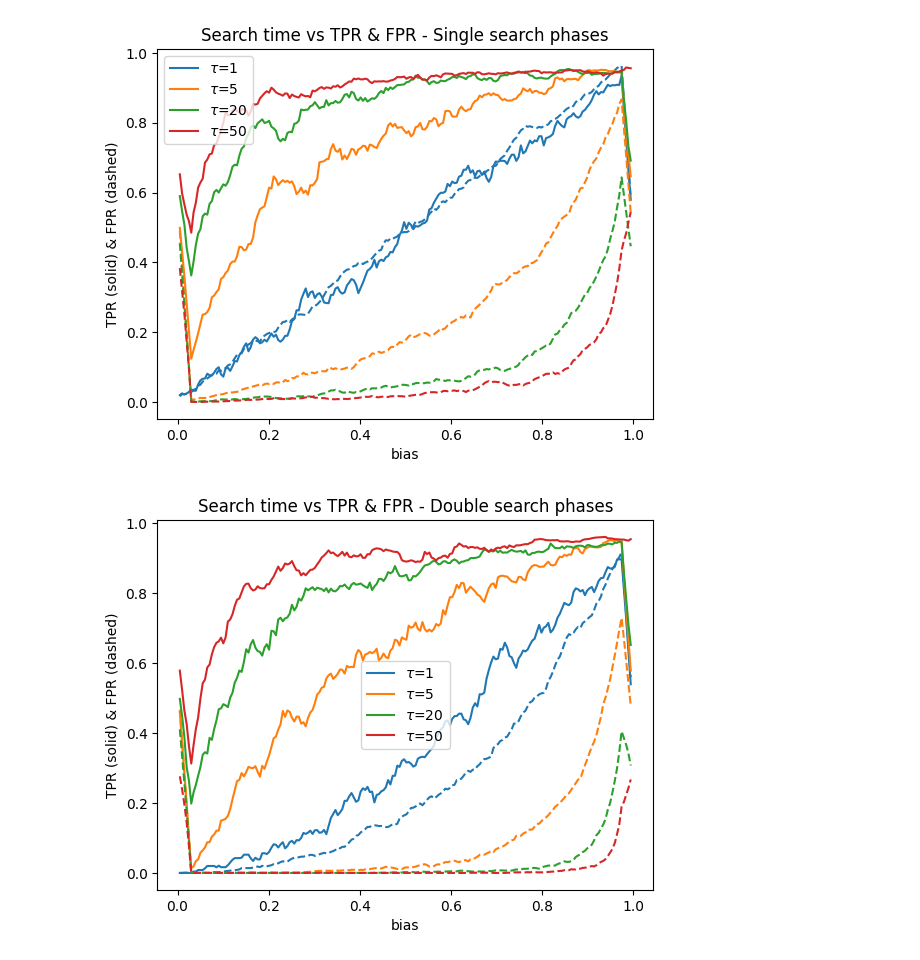
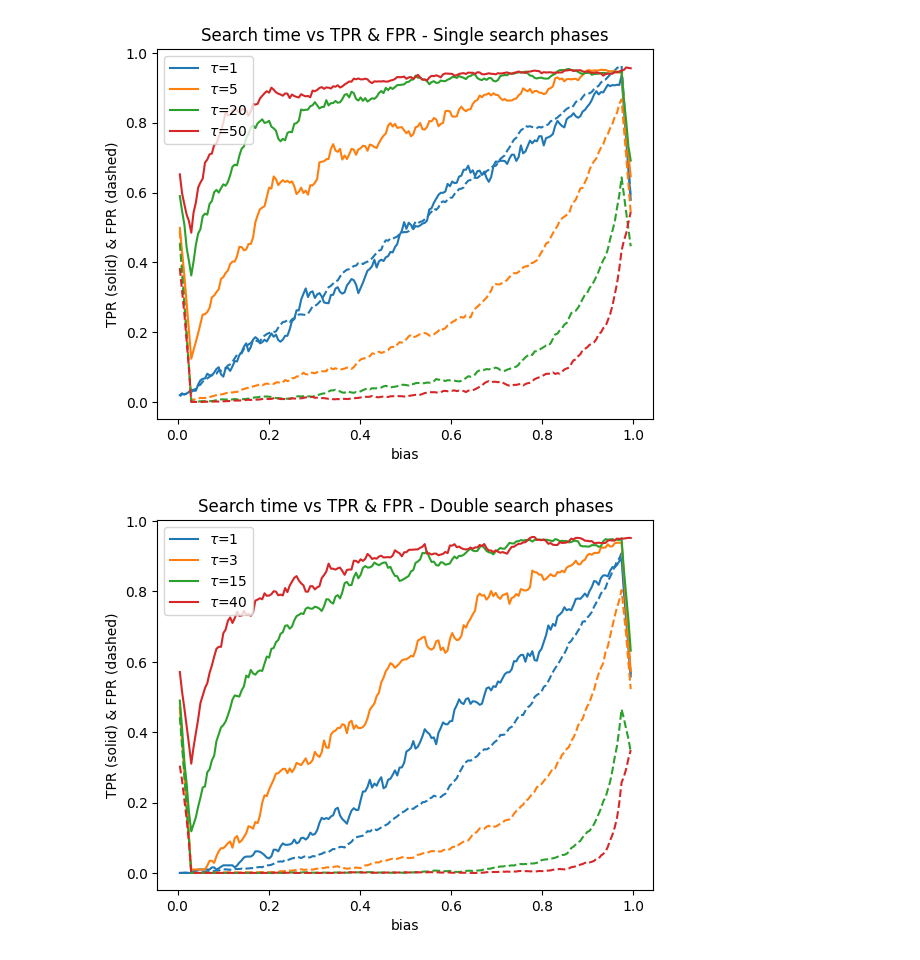
Before and after one commit to nikoczernin/tcells, a Jupyter notebook: baumgart_repro.ipynb, the cells around one changed output. Saved outputs shown, nothing was run; the diff lists cells and outputs as text; code cells hidden in the pictures.

```diff
--- a/baumgart_repro.ipynb
+++ b/baumgart_repro.ipynb
@@ -273,14 +275,14 @@ tau = 50
 for p in ps:
     exp_results = []
     env = StochasticAPC(p=p, learning_rate=2, bias=bias)
-    agent_ = ImmuneSystem_DoublePhase(env, tau_1=50, tau_2=60)
+    agent = ImmuneSystem_DoublePhase(env, tau_1=50, tau_2=60)
     for j in range(m):
         # if i % 10 == 0: print(i)
         for i in range(n):
             # reset the env
-            agent_.env.reset()
+            agent.env.reset()
             # # manually set the environment tendency
-            R, t, transitions = agent_.episode(verbose=False)
+            R, t, transitions = agent.episode(verbose=False)
             final_action = transitions[-1][1]
             final_reward = transitions[-1][2]
             evaluation = transitions[-1][4]
@@ -310,7 +312,7 @@ for p in ps:
 i = 0
 for df in exp_dfs:
     exp_var = "p" # select the variable of the experiment here!
-    exp_val = df["p"].unique()[0]
+    exp_val = df[exp_var].unique()[0]
     plt.plot(df["n"], df["TPR"], color=plt.cm.tab10.colors[i], label=f"{exp_var}={exp_val}")
     # plt.plot(df["t"], df["FPR"], color=plt.cm.tab10.colors[i], linestyle="--")
     i += 1
@@ -401,11 +403,11 @@ for learning_rate in learning_rates:
     for bias in biases:
         if bias == 0 or bias == 1: continue
         env = StochasticAPC(learning_rate=learning_rate, p=0.1, bias=bias)
-        agent_ = ImmuneSystem_SinglePhase(env, tau=tau)
+        agent = ImmuneSystem_SinglePhase(env, tau=tau)
         for j in range(n):
             # reset the env
-            agent_.env.reset()
-            R, t, transitions = agent_.episode()
+            agent.env.reset()
+            R, t, transitions = agent.episode()
             final_action = transitions[-1][1]
             final_reward = transitions[-1][2]
             evaluation = transitions[-1][4]
@@ -479,11 +481,11 @@ for learning_rate in learning_rates:
     for bias in biases:
         if bias == 0 or bias == 1: continue
         env = StochasticAPC(learning_rate=learning_rate, p=0.1, bias=bias)
-        agent_ = ImmuneSystem_DoublePhase(env, tau_1=4, tau_2=6)
+        agent = ImmuneSystem_DoublePhase(env, tau_1=4, tau_2=6)
         for j in range(n):
             # reset the env
-            agent_.env.reset()
-            R, t, transitions = agent_.episode()
+            agent.env.reset()
+            R, t, transitions = agent.episode()
             final_action = transitions[-1][1]
             final_reward = transitions[-1][2]
             evaluation = transitions[-1][4]
@@ -555,11 +557,11 @@ for tau in [1, 5, 20, 50]:
     for bias in biases:
         if bias == 0 or bias == 1: continue
         env = StochasticAPC(learning_rate=learning_rate, p=0.1, bias=bias)
-        agent_ = ImmuneSystem_SinglePhase(env, tau=tau)
+        agent = ImmuneSystem_SinglePhase(env, tau=tau)
         for j in range(n):
             # reset the env
-            agent_.env.reset()
-            R, t, transitions = agent_.episode()
+            agent.env.reset()
+            R, t, transitions = agent.episode()
             final_action = transitions[-1][1]
             final_reward = transitions[-1][2]
             evaluation = transitions[-1][4]
@@ -628,16 +630,16 @@ learning_rate = 2
 n = 200
 biases = np.linspace(0, 1, n)
 # biases = [0.5]
-for tau_1, tau_2 in [(1, 2), (5, 8), (20, 30), (50, 80)]:
+for tau_1, tau_2 in [(1, 2), (3, 5), (15, 20), (40, 50)]:
 # for learning_rate in [2]:
     for bias in biases:
         if bias == 0 or bias == 1: continue
         env = StochasticAPC(learning_rate=learning_rate, p=0.1, bias=bias)
-        agent_ = ImmuneSystem_DoublePhase(env, tau_1=tau_1, tau_2=tau_2)
+        agent = ImmuneSystem_DoublePhase(env, tau_1=tau_1, tau_2=tau_2)
         for j in range(n):
             # reset the env
-            agent_.env.reset()
-            R, t, transitions = agent_.episode()
+            agent.env.reset()
+            R, t, transitions = agent.episode()
             final_action = transitions[-1][1]
             final_reward = transitions[-1][2]
             evaluation = transitions[-1][4]
@@ -658,31 +660,31 @@ tau_results["FNR"] = tau_results["FN"] / (tau_results["TP"] + tau_results["FN"]
 tau_results["FPR"] = tau_results["FP"] / (tau_results["FP"] + tau_results["TN"] + 1)
 
 # compute the rolling mean (centered so it smooths past & future points)
 tau_results['TPR_smooth'] = (
     tau_results['TPR']
     .rolling(window=10, min_periods=1, center=True)
     .mean()
 )
 tau_results['FPR_smooth'] = (
     tau_results['FPR']
     .rolling(window=10, min_periods=1, center=True)
     .mean()
 )
 tau_results
 
 
 
 for i, tau in enumerate(tau_results.tau.unique()):
     df_filtered = tau_results[tau_results.tau == tau]
     plt.plot(df_filtered.bias, df_filtered.TPR_smooth, color=plt.cm.tab10.colors[i], label=f"$\\tau$={tau}")
     plt.plot(df_filtered.bias, df_filtered.FPR_smooth, color=plt.cm.tab10.colors[i], linestyle="dashed")
 
 
 # plt.xscale("log")   # make x-axis logarithmic
 plt.xlabel("bias")
 plt.ylabel("TPR (solid) & FPR (dashed)")
 plt.title("Search time vs TPR & FPR - Double search phases")
 plt.legend()
 plt.show()
 # %% [output]
-[figure, old version]
+[figure, new version]
```
Also changed, not shown: parts of 20 cells of this notebook, 2 other files.
